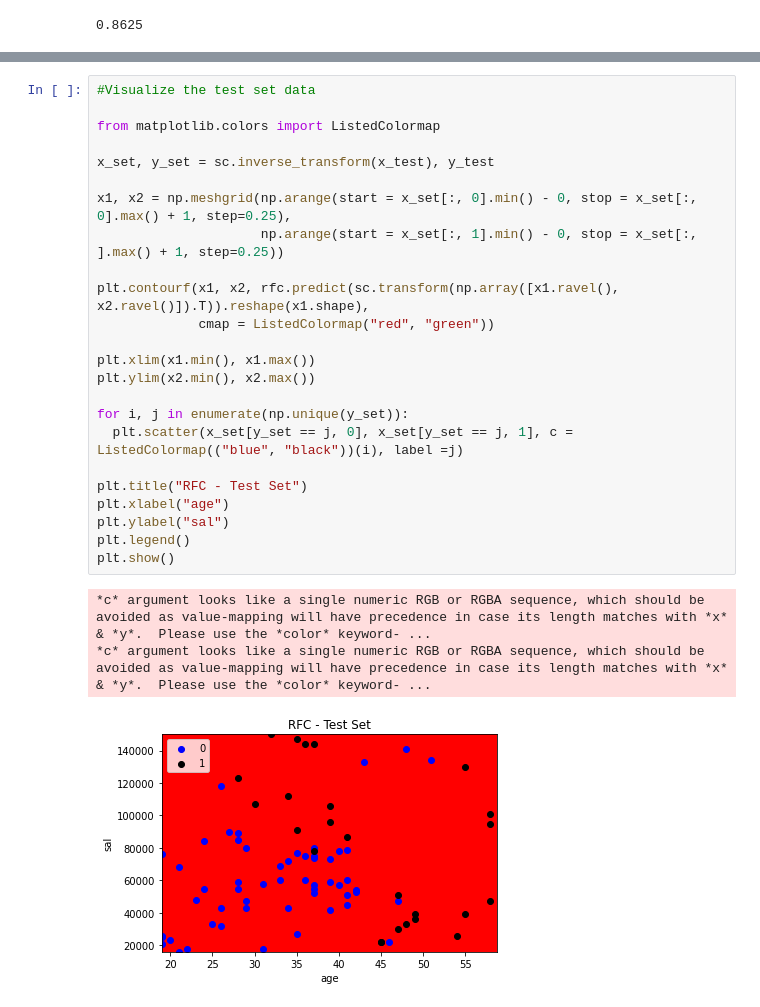
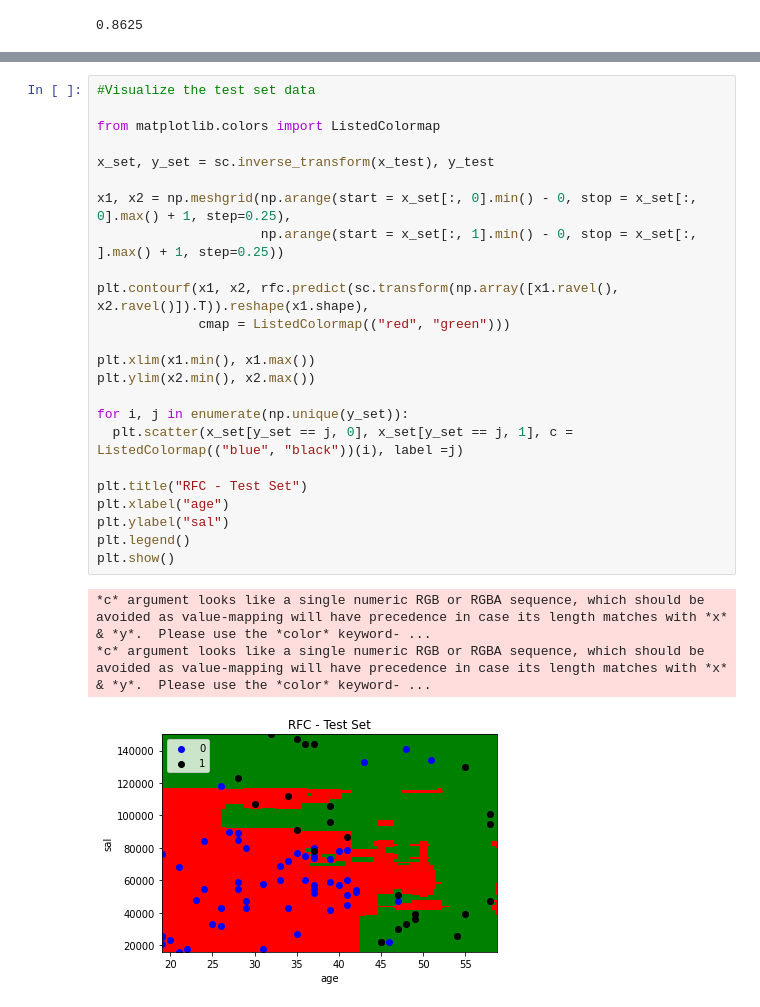
Before and after one commit to Reshmykris/Day10_DS_ML, a Jupyter notebook: Day10_Random_Forest.ipynb, the cells around one changed output, grey strips where cells are left out. Drawn from its saved outputs; the diff is of its cells as text.

```diff
--- a/Day10_Random_Forest.ipynb
+++ b/Day10_Random_Forest.ipynb
@@ -146,28 +146,28 @@ plt.show()
 # %%
 #Visualize the test set data
 
 from matplotlib.colors import ListedColormap
 
 x_set, y_set = sc.inverse_transform(x_test), y_test
 
 x1, x2 = np.meshgrid(np.arange(start = x_set[:, 0].min() - 0, stop = x_set[:, 0].max() + 1, step=0.25),
                      np.arange(start = x_set[:, 1].min() - 0, stop = x_set[:, ].max() + 1, step=0.25))
 
 plt.contourf(x1, x2, rfc.predict(sc.transform(np.array([x1.ravel(), x2.ravel()]).T)).reshape(x1.shape),
-             cmap = ListedColormap("red", "green"))
+             cmap = ListedColormap(("red", "green")))
 
 plt.xlim(x1.min(), x1.max())
 plt.ylim(x2.min(), x2.max())
 
 for i, j in enumerate(np.unique(y_set)):
   plt.scatter(x_set[y_set == j, 0], x_set[y_set == j, 1], c = ListedColormap(("blue", "black"))(i), label =j)
 
 plt.title("RFC - Test Set")
 plt.xlabel("age")
 plt.ylabel("sal")
 plt.legend()
 plt.show()
 # %% [output]
 *c* argument looks like a single numeric RGB or RGBA sequence, which should be avoided as value-mapping will have precedence in case its length matches with *x* & *y*.  Please use the *color* keyword- ...
 *c* argument looks like a single numeric RGB or RGBA sequence, which should be avoided as value-mapping will have precedence in case its length matches with *x* & *y*.  Please use the *color* keyword- ...
-[figure, old version]
+[figure, new version]
```
Also changed, not shown: parts of 1 cell of this notebook.
